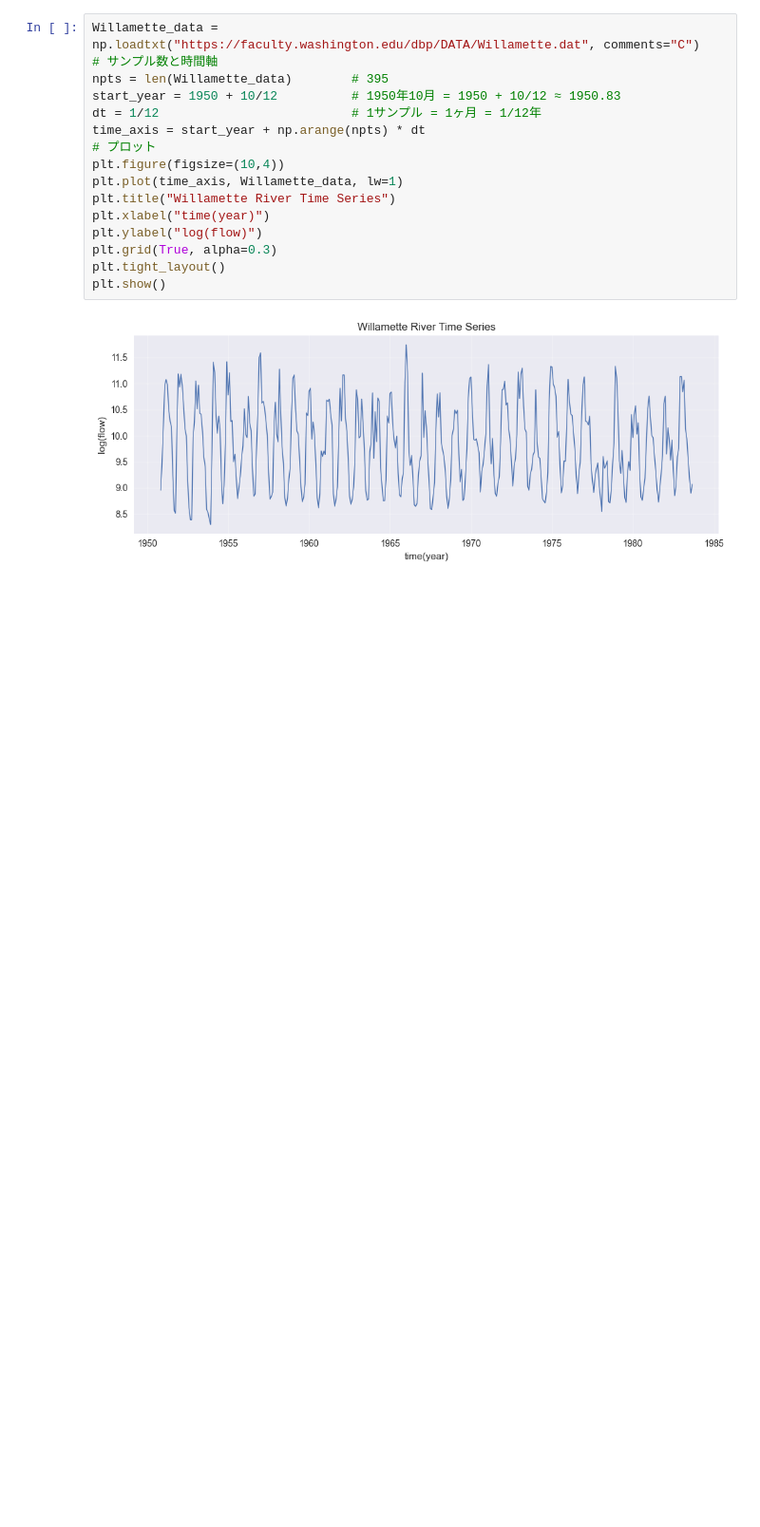
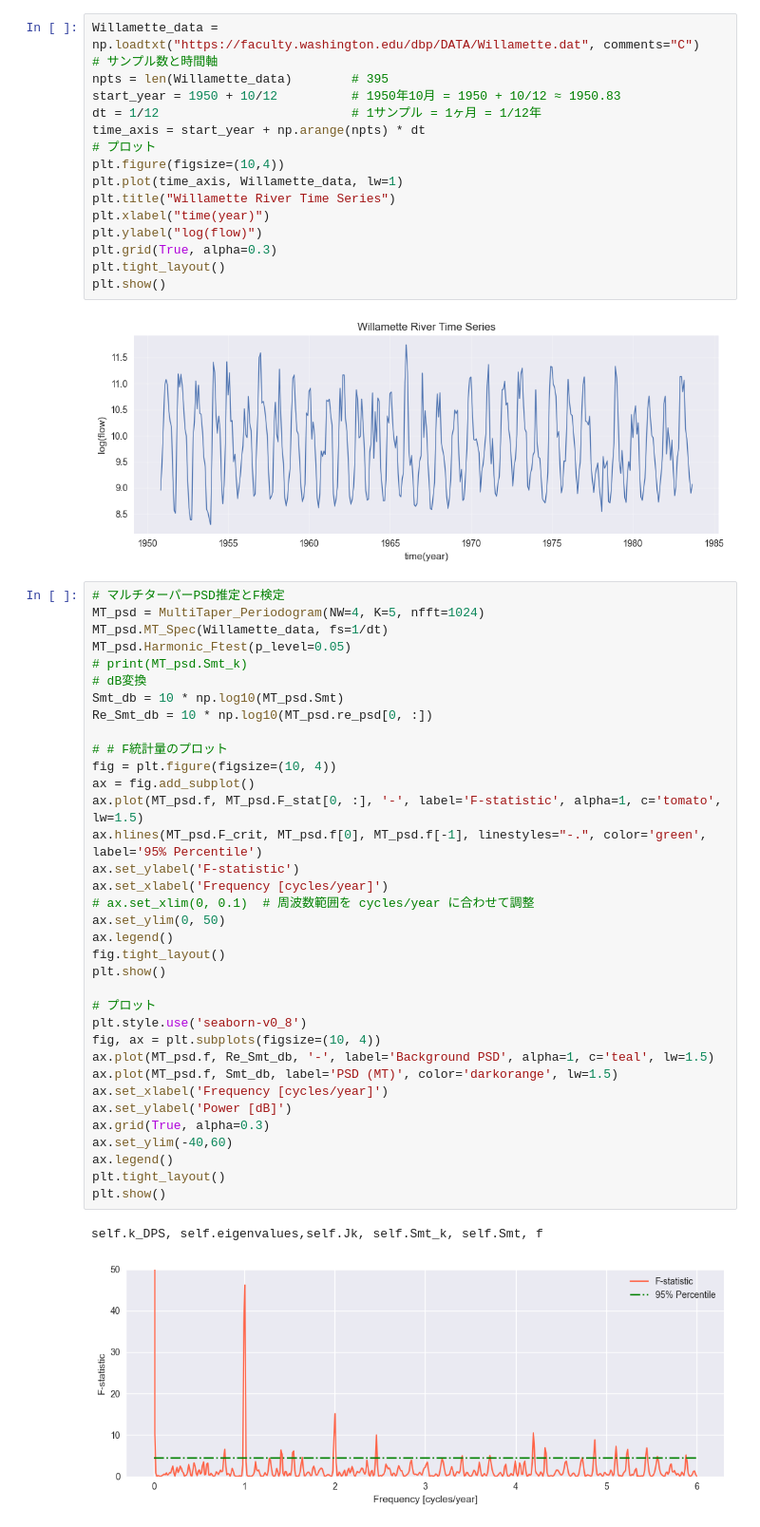
Before and after one commit to Chamusuke/Multitaper_harmonic_Ftest, a Jupyter notebook: example/example.ipynb, the cells around one changed output. Shown: that part at 95% size. Saved outputs shown, nothing was run; the diff lists cells and outputs as text; blank space fills up the shorter version.

```diff
--- a/example/example.ipynb
+++ b/example/example.ipynb
@@ -107,3 +106,41 @@ plt.tight_layout()
 plt.show()
 # %% [output]
 [figure]
+# %%
+# マルチターパーPSD推定とF検定
+MT_psd = MultiTaper_Periodogram(NW=4, K=5, nfft=1024)
+MT_psd.MT_Spec(Willamette_data, fs=1/dt)
+MT_psd.Harmonic_Ftest(p_level=0.05)
+# print(MT_psd.Smt_k)
+# dB変換
+Smt_db = 10 * np.log10(MT_psd.Smt)
+Re_Smt_db = 10 * np.log10(MT_psd.re_psd[0, :])
+
+# # F統計量のプロット
+fig = plt.figure(figsize=(10, 4))
+ax = fig.add_subplot()
+ax.plot(MT_psd.f, MT_psd.F_stat[0, :], '-', label='F-statistic', alpha=1, c='tomato', lw=1.5)
+ax.hlines(MT_psd.F_crit, MT_psd.f[0], MT_psd.f[-1], linestyles="-.", color='green', label='95% Percentile')
+ax.set_ylabel('F-statistic')
+ax.set_xlabel('Frequency [cycles/year]')
+# ax.set_xlim(0, 0.1)  # 周波数範囲を cycles/year に合わせて調整
+ax.set_ylim(0, 50)
+ax.legend()
+fig.tight_layout()
+plt.show()
+
+# プロット
+plt.style.use('seaborn-v0_8')
+fig, ax = plt.subplots(figsize=(10, 4))
+ax.plot(MT_psd.f, Re_Smt_db, '-', label='Background PSD', alpha=1, c='teal', lw=1.5)
+ax.plot(MT_psd.f, Smt_db, label='PSD (MT)', color='darkorange', lw=1.5)
+ax.set_xlabel('Frequency [cycles/year]')
+ax.set_ylabel('Power [dB]')
+ax.grid(True, alpha=0.3)
+ax.set_ylim(-40,60)
+ax.legend()
+plt.tight_layout()
+plt.show()
+# %% [output]
+self.k_DPS, self.eigenvalues,self.Jk, self.Smt_k, self.Smt, f
+[figure, added]
```
Also changed, not shown: parts of 5 cells of this notebook, 1 other file.
